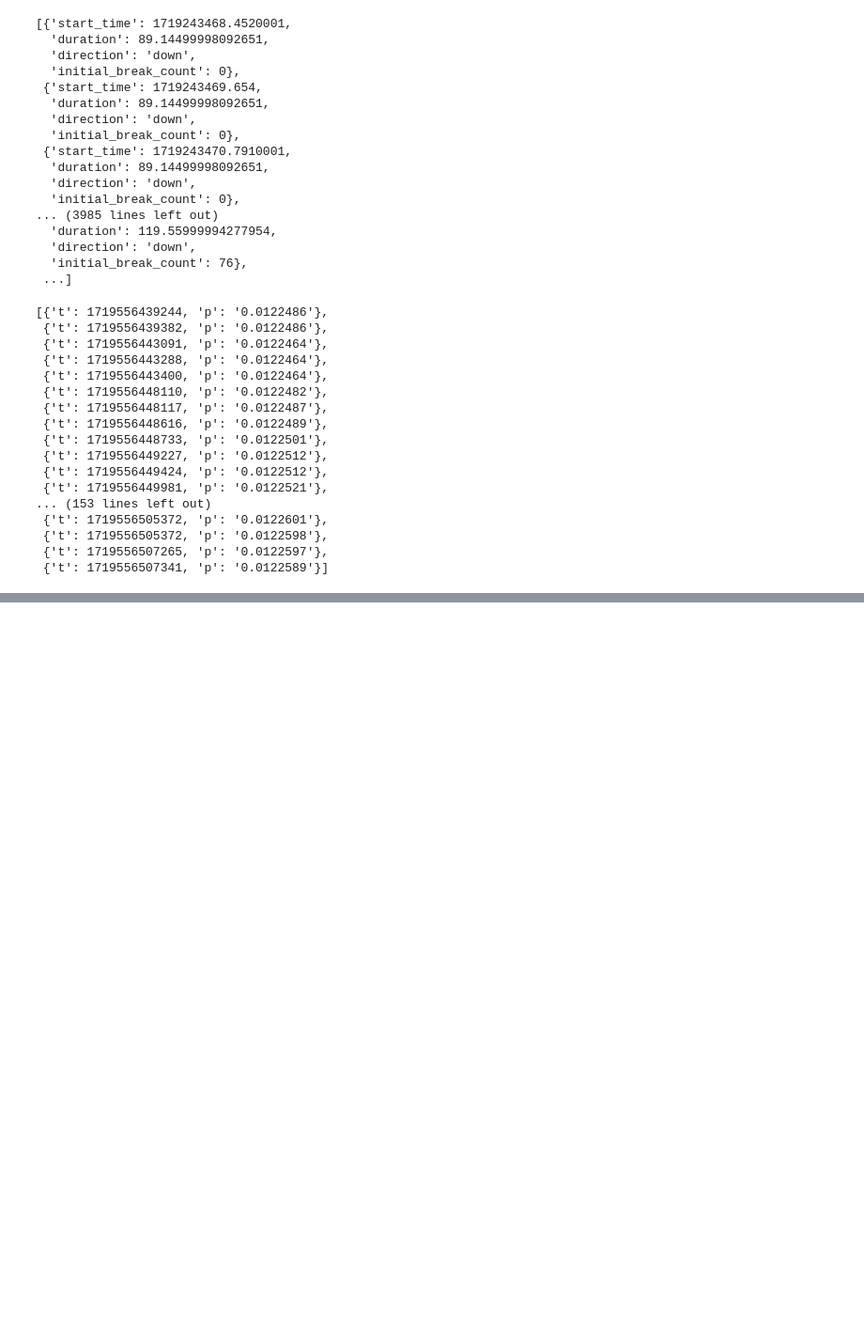
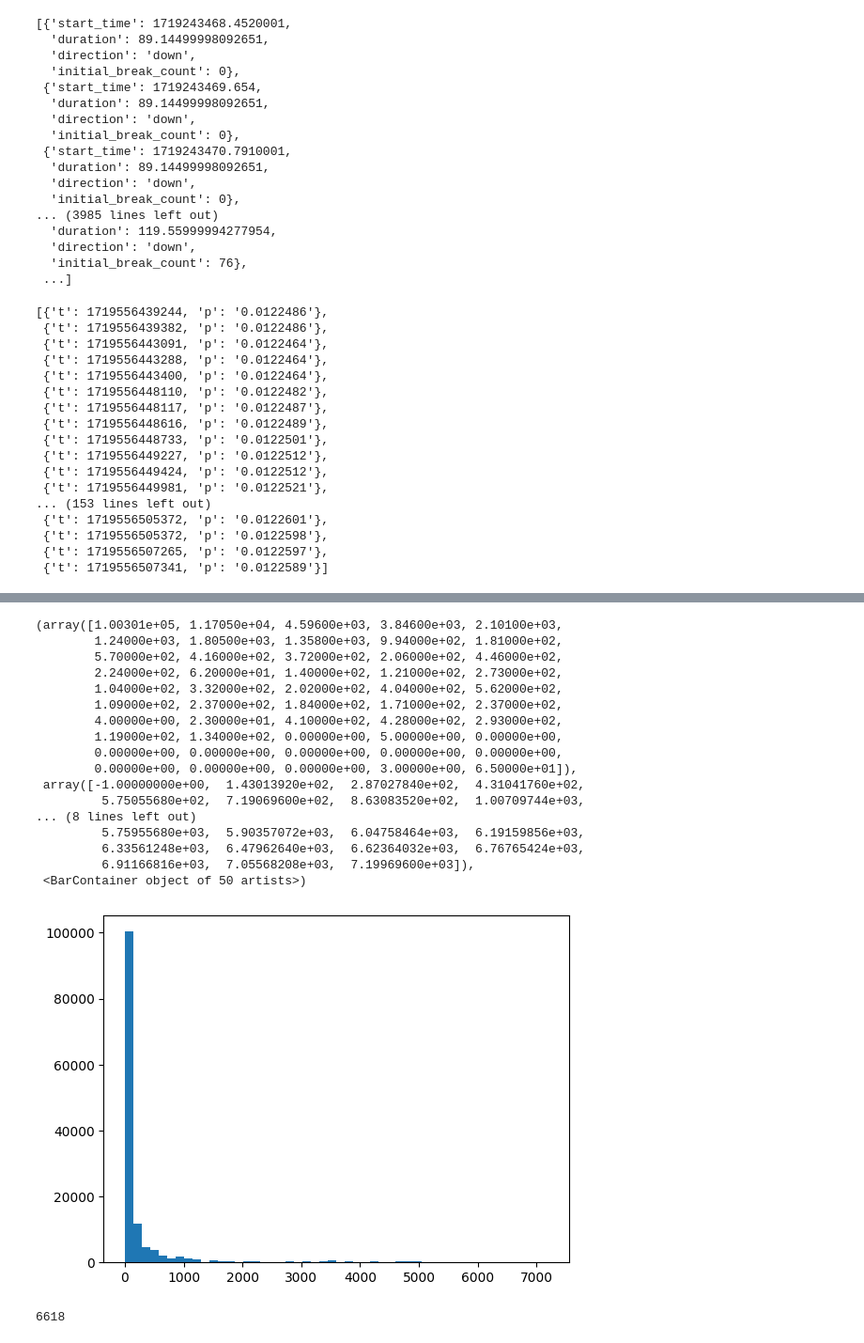
Before and after one commit to washingtonbase/binance, a Jupyter notebook: price-plot.ipynb, the cells around one changed output, grey strips where cells are left out. Shown at 94% size. Drawn from its saved outputs; the diff is of its cells as text; code cells hidden in the pictures; blank space fills up the shorter version.

```diff
--- a/price-plot.ipynb
+++ b/price-plot.ipynb
@@ -922,0 +862,25 @@ plt.hist([d['max_drawdown'] for d in durations], bins=50)
+# %%
+plt.hist([x for x in [d['duration'] if d['duration'] else -1 for d in durations if d['reached']] if x and x < 7200], bins=50)
+# %% [output]
+(array([1.00301e+05, 1.17050e+04, 4.59600e+03, 3.84600e+03, 2.10100e+03,
+        1.24000e+03, 1.80500e+03, 1.35800e+03, 9.94000e+02, 1.81000e+02,
+        5.70000e+02, 4.16000e+02, 3.72000e+02, 2.06000e+02, 4.46000e+02,
+        2.24000e+02, 6.20000e+01, 1.40000e+02, 1.21000e+02, 2.73000e+02,
+        1.04000e+02, 3.32000e+02, 2.02000e+02, 4.04000e+02, 5.62000e+02,
+        1.09000e+02, 2.37000e+02, 1.84000e+02, 1.71000e+02, 2.37000e+02,
+        4.00000e+00, 2.30000e+01, 4.10000e+02, 4.28000e+02, 2.93000e+02,
+        1.19000e+02, 1.34000e+02, 0.00000e+00, 5.00000e+00, 0.00000e+00,
+        0.00000e+00, 0.00000e+00, 0.00000e+00, 0.00000e+00, 0.00000e+00,
+        0.00000e+00, 0.00000e+00, 0.00000e+00, 3.00000e+00, 6.50000e+01]),
+ array([-1.00000000e+00,  1.43013920e+02,  2.87027840e+02,  4.31041760e+02,
+         5.75055680e+02,  7.19069600e+02,  8.63083520e+02,  1.00709744e+03,
+... (8 lines left out)
+         5.75955680e+03,  5.90357072e+03,  6.04758464e+03,  6.19159856e+03,
+         6.33561248e+03,  6.47962640e+03,  6.62364032e+03,  6.76765424e+03,
+         6.91166816e+03,  7.05568208e+03,  7.19969600e+03]),
+ <BarContainer object of 50 artists>)
+[figure, added]
+# %%
+[x['duration']  for x in durations].count(None)
+# %% [output]
+6618
```
Also changed, not shown: parts of 10 cells of this notebook.
